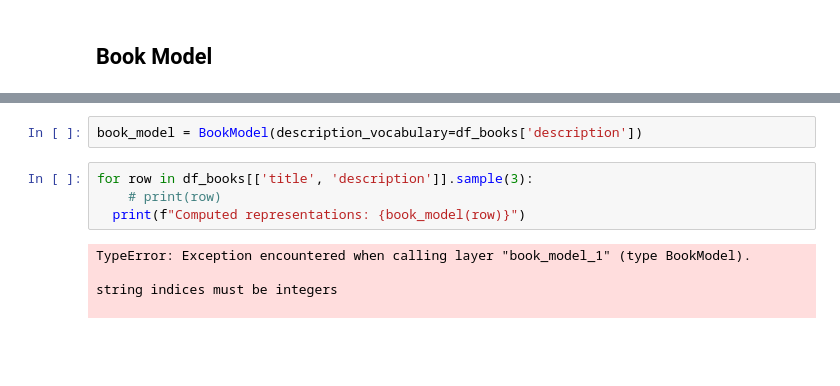
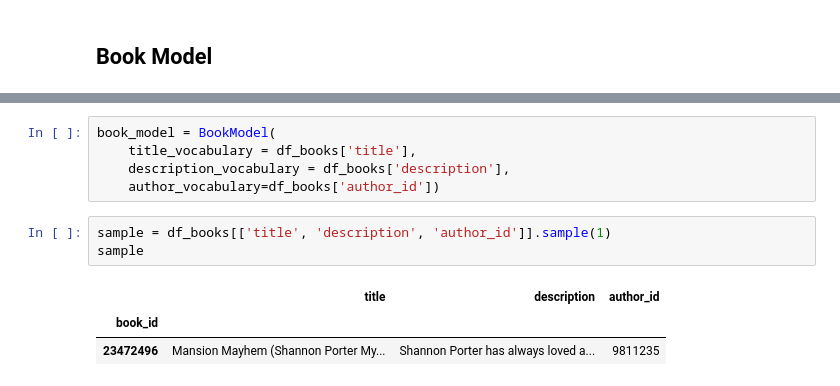
Before and after one commit to simon376/ds-recommender-project, a Jupyter notebook: 02_feature_processing.ipynb, the cells around one changed output, grey strips where cells are left out. Saved outputs shown, nothing was run; the diff lists cells and outputs as text; blank space fills up the shorter version.

```diff
--- a/02_feature_processing.ipynb
+++ b/02_feature_processing.ipynb
@@ -289,12 +314,13 @@ class BookModel(tf.keras.Model):
     ], axis=1)
 # %%
-book_model = BookModel(description_vocabulary=df_books['description'])
+book_model = BookModel(
+    title_vocabulary = df_books['title'],
+    description_vocabulary = df_books['description'],
+    author_vocabulary=df_books['author_id'])
-# %%
-for row in df_books[['title', 'description']].sample(3):
-    # print(row)
-  print(f"Computed representations: {book_model(row)}")
-# %% [output]
-TypeError: Exception encountered when calling layer "book_model_1" (type BookModel).
-
-string indices must be integers
-
+# %%
+sample = df_books[['title', 'description', 'author_id']].sample(1)
+sample
+# %% [output]
+|  | title | description | author_id |
+| book_id |  |  |  |
+| 23472496 | Mansion Mayhem (Shannon Porter My... | Shannon Porter has always loved a... | 9811235 |
```
Also changed, not shown: parts of 10 cells of this notebook, 1 other file.
